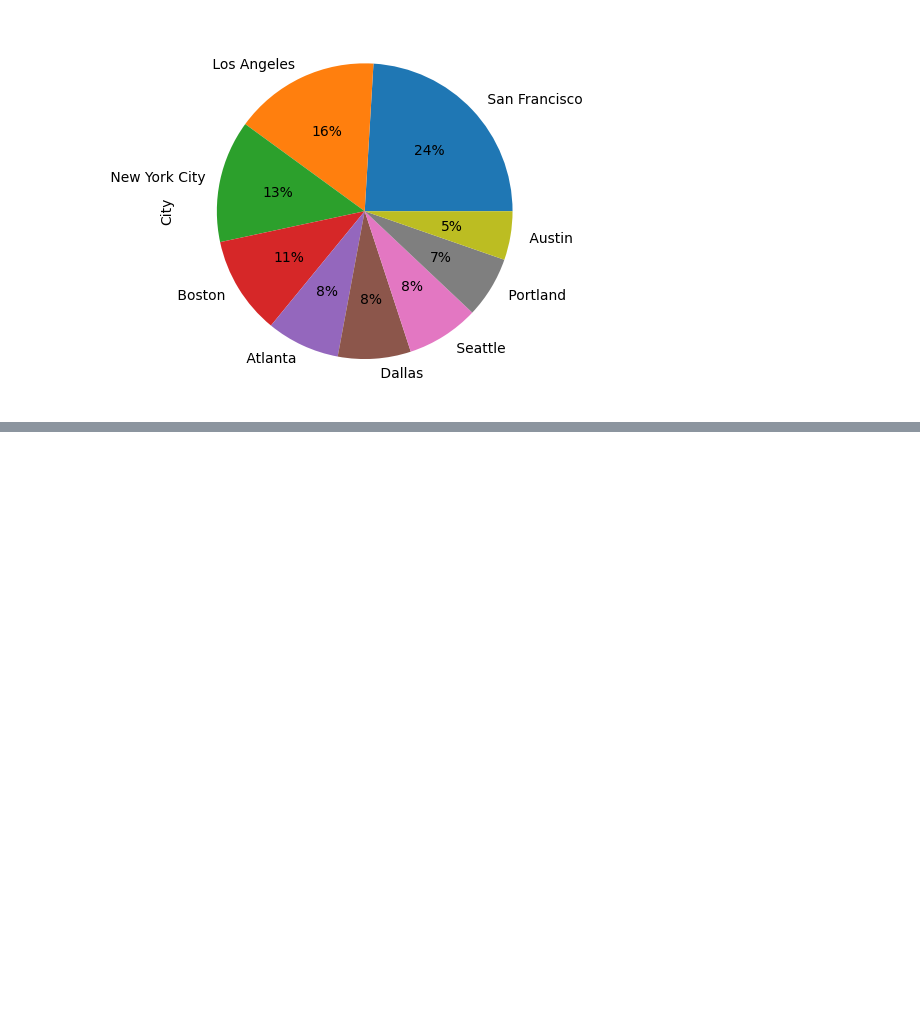
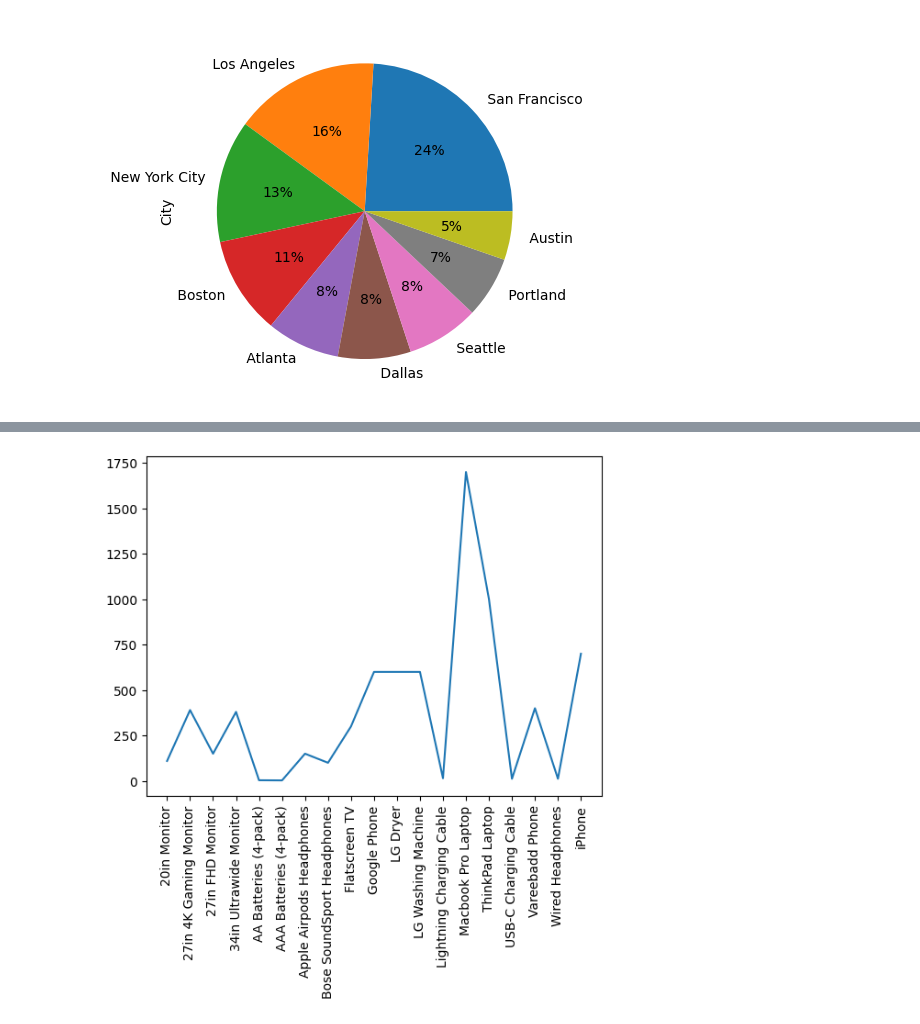
Before and after one commit to dkhiani6/Data-Analysis-Projects, a Jupyter notebook: E-commerce Sales Analysis/Sales_EDA.ipynb, the cells around one changed output, grey strips where cells are left out. Saved outputs shown, nothing was run; the diff lists cells and outputs as text; code cells hidden in the pictures; blank space fills up the shorter version.

```diff
--- a/E-commerce Sales Analysis/Sales_EDA.ipynb
+++ b/E-commerce Sales Analysis/Sales_EDA.ipynb
@@ -130,0 +151,6 @@ pd.value_counts(final_data['City']).plot(kind='pie' , autopct = '%1.0f%%')
+# %%
+plt.plot(product_sales['Product'],product_sales['Price Each'])
+plt.xticks(rotation=90)
+plt.show()
+# %% [output]
+[figure, added]
```
Also changed, not shown: parts of 17 cells of this notebook.
